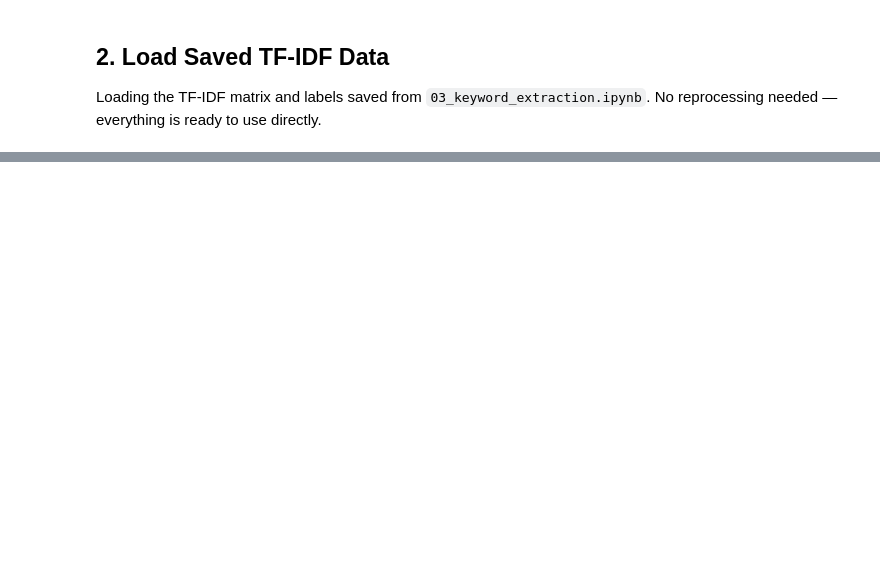
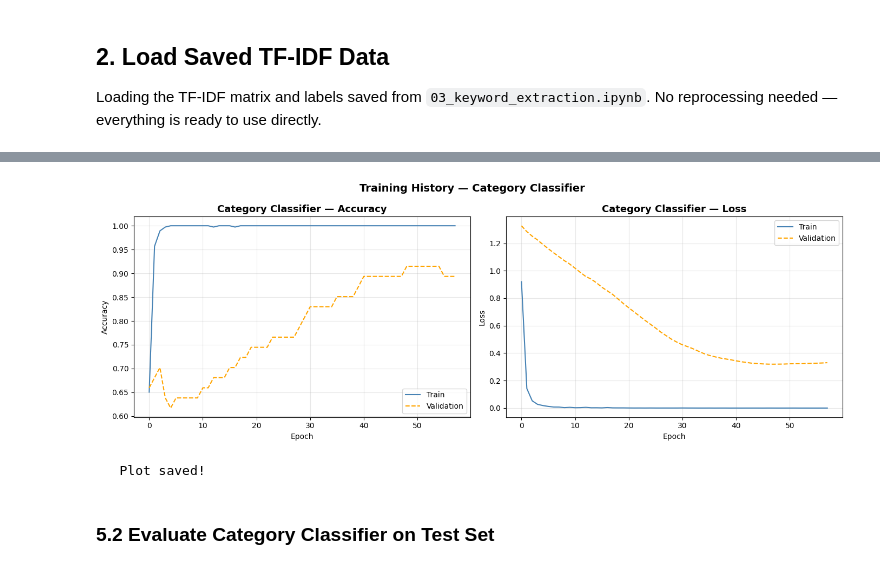
Before and after one commit to nisansalasandu/recruitment-nlp-lab, a Jupyter notebook: notebooks/04_classification.ipynb, the cells around one changed output, grey strips where cells are left out. Drawn from its saved outputs; the diff is of its cells as text; code cells hidden in the pictures; blank space fills up the shorter version.

```diff
--- a/notebooks/04_classification.ipynb
+++ b/notebooks/04_classification.ipynb
@@ -524,0 +197,15 @@ to job descriptions using cosine similarity.
+# %%
+# Encode category labels
+cat_encoder = LabelEncoder()
+y_cat_encoded = cat_encoder.fit_transform(y_raw)
+y_cat_onehot  = keras.utils.to_categorical(y_cat_encoded, num_classes=4)
+
+print(f"  Category labels encoded!")
+print(f"\nLabel mapping:")
+for idx, cls in enumerate(cat_encoder.classes_):
+    print(f"   {cls:<30} -> {idx}")
+
+# Save encoder
+with open("../data/processed/label_encoder.pkl", "wb") as f:
+    pickle.dump(cat_encoder, f)
+print(f"\n  Category encoder saved!")
@@ -524,0 +255,3 @@ to job descriptions using cosine similarity.
+# %%
+cat_model = build_model(input_dim=5000, num_classes=4)
+cat_model.summary()
@@ -524,0 +333,29 @@ to job descriptions using cosine similarity.
+# %%
+fig, axes = plt.subplots(1, 2, figsize=(14, 5))
+
+axes[0].plot(cat_history.history['accuracy'],     label='Train',      color='steelblue')
+axes[0].plot(cat_history.history['val_accuracy'], label='Validation', color='orange', linestyle='--')
+axes[0].set_title('Category Classifier — Accuracy', fontsize=13, fontweight='bold')
+axes[0].set_xlabel('Epoch')
+axes[0].set_ylabel('Accuracy')
+axes[0].legend()
+axes[0].grid(True, alpha=0.3)
+
+axes[1].plot(cat_history.history['loss'],     label='Train',      color='steelblue')
+axes[1].plot(cat_history.history['val_loss'], label='Validation', color='orange', linestyle='--')
+axes[1].set_title('Category Classifier — Loss', fontsize=13, fontweight='bold')
+axes[1].set_xlabel('Epoch')
+axes[1].set_ylabel('Loss')
+axes[1].legend()
+axes[1].grid(True, alpha=0.3)
+
+plt.suptitle('Training History — Category Classifier', fontsize=14, fontweight='bold')
+plt.tight_layout()
+plt.savefig("../results/plots/cat_training_history.png", dpi=150)
+plt.show()
+print("   Plot saved!")
+# %% [output]
+[figure, added]
+   Plot saved!
+# %% [markdown]
+### 5.2 Evaluate Category Classifier on Test Set
```
Also changed, not shown: parts of 53 cells of this notebook, 26 other files.
